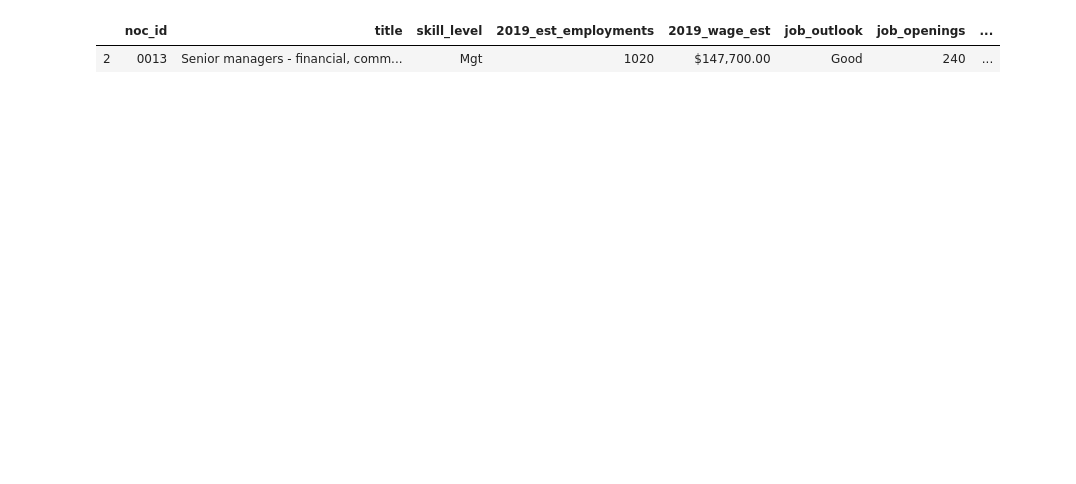
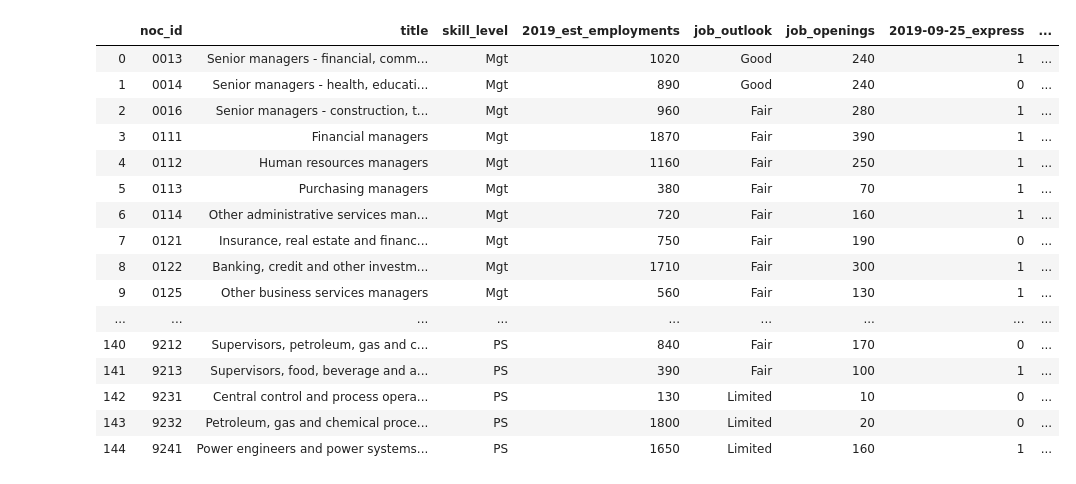
Before and after one commit to katchme88/pnpinsider, a Jupyter notebook: api/model/DataCollection.ipynb, the cells around one changed output. Saved outputs shown, nothing was run; the diff lists cells and outputs as text; code cells hidden in the pictures; blank space fills up the shorter version.

```diff
--- a/api/model/DataCollection.ipynb
+++ b/api/model/DataCollection.ipynb
@@ -80,3 +126,28 @@ oct_17_2019_express = {'noc': re.sub('[,\\n ]', ' ', '''0621, 0631, 0711, 0821,
+# %%
+data = {
+    1: sept_25_2019_express,
+    2: sept_25_2019_oid,
+    3: oct_02_2019_express,
+    4: oct_02_2019_oid,
+    5: oct_08_2019_express,
+    6: oct_08_2019_oid,
+    7: oct_17_2019_express,
+    8: oct_24_2019_oid,
+    9: oct_24_2019_express
+}
+# %%
+draws_obj = {
+    'draw_id': [x for x in data],
+    'date': [x for x in (y['date'] for y in data.values())],
+    'draw_type': [x for x in (y['type'] for y in data.values())],
+    'invitations': [x for x in (y['ita'] for y in data.values())],
+    'score': [x for x in (y['score'] for y in data.values())]
+}
+
+nocs_draws_obj = {'noc_id': [], 'draw_id': []}
+for x in data.values():
+    nocs_draws_obj['noc_id'] = nocs_draws_obj['noc_id'] + x['noc']
+    nocs_draws_obj['draw_id'] = nocs_draws_obj['draw_id'] + [x['draw_id']]*len(x['noc'])
 # %%
 df = pd.read_csv('./noc_list_raw.csv')
 df['noc'] = df['noc'].astype('str')
@@ -97 +156,6 @@ nocs_draws = nocs_draws.append(pd.DataFrame({'draw_id': [7]*len(oct_17_2019_expr
+# %%
+nocs = df
+nocs.columns = ['noc_id', 'title', 'skill_level', '2019_est_employments', '2019_wage_est', 'job_outlook', 'job_openings', 'soft_skills']
+draws = pd.DataFrame(draws_obj)
+nocs_draws= pd.DataFrame(nocs_draws_obj)
 # %%
@@ -123,6 +165,30 @@ draws.to_dict(orient='records')
-# %%
-noc_id = '0013'
-nocs[nocs.noc_id == '0013']
-# %% [output]
-|  | noc_id | title | skill_level | 2019_est_employments | 2019_wage_est | job_outlook | job_openings | ... |
-| 2 | 0013 | Senior managers - financial, comm... | Mgt | 1020 | $147,700.00 | Good | 240 | ... |
+# %%
+z = nocs.merge(nocs_draws).merge(draws)[['noc_id','date', 'draw_type']]
+z['draw_date_type'] = z['date'].astype('str')+'_'+z['draw_type']
+z = z.drop_duplicates().sort_values(by='noc_id')
+x=pd.get_dummies(z['draw_date_type'])
+j=pd.concat([z,x], axis=1)
+j = j.drop(['draw_date_type'], axis=1)
+k = j.groupby('noc_id')
+final = nocs.merge(k.sum(), on='noc_id')
+final = final.drop(['soft_skills', '2019_wage_est'], axis=1)
+# %%
+final
+# %% [output]
+|  | noc_id | title | skill_level | 2019_est_employments | job_outlook | job_openings | 2019-09-25_express | ... |
+| 0 | 0013 | Senior managers - financial, comm... | Mgt | 1020 | Good | 240 | 1 | ... |
+| 1 | 0014 | Senior managers - health, educati... | Mgt | 890 | Good | 240 | 0 | ... |
+| 2 | 0016 | Senior managers - construction, t... | Mgt | 960 | Fair | 280 | 1 | ... |
+| 3 | 0111 | Financial managers | Mgt | 1870 | Fair | 390 | 1 | ... |
+| 4 | 0112 | Human resources managers | Mgt | 1160 | Fair | 250 | 1 | ... |
+| 5 | 0113 | Purchasing managers | Mgt | 380 | Fair | 70 | 1 | ... |
+| 6 | 0114 | Other administrative services man... | Mgt | 720 | Fair | 160 | 1 | ... |
+| 7 | 0121 | Insurance, real estate and financ... | Mgt | 750 | Fair | 190 | 0 | ... |
+| 8 | 0122 | Banking, credit and other investm... | Mgt | 1710 | Fair | 300 | 1 | ... |
+| 9 | 0125 | Other business services managers | Mgt | 560 | Fair | 130 | 1 | ... |
+| ... | ... | ... | ... | ... | ... | ... | ... | ... |
+| 140 | 9212 | Supervisors, petroleum, gas and c... | PS | 840 | Fair | 170 | 0 | ... |
+| 141 | 9213 | Supervisors, food, beverage and a... | PS | 390 | Fair | 100 | 1 | ... |
+| 142 | 9231 | Central control and process opera... | PS | 130 | Limited | 10 | 0 | ... |
+| 143 | 9232 | Petroleum, gas and chemical proce... | PS | 1800 | Limited | 20 | 0 | ... |
+| 144 | 9241 | Power engineers and power systems... | PS | 1650 | Limited | 160 | 1 | ... |
```
Also changed, not shown: parts of 14 cells of this notebook, 8 other files.
